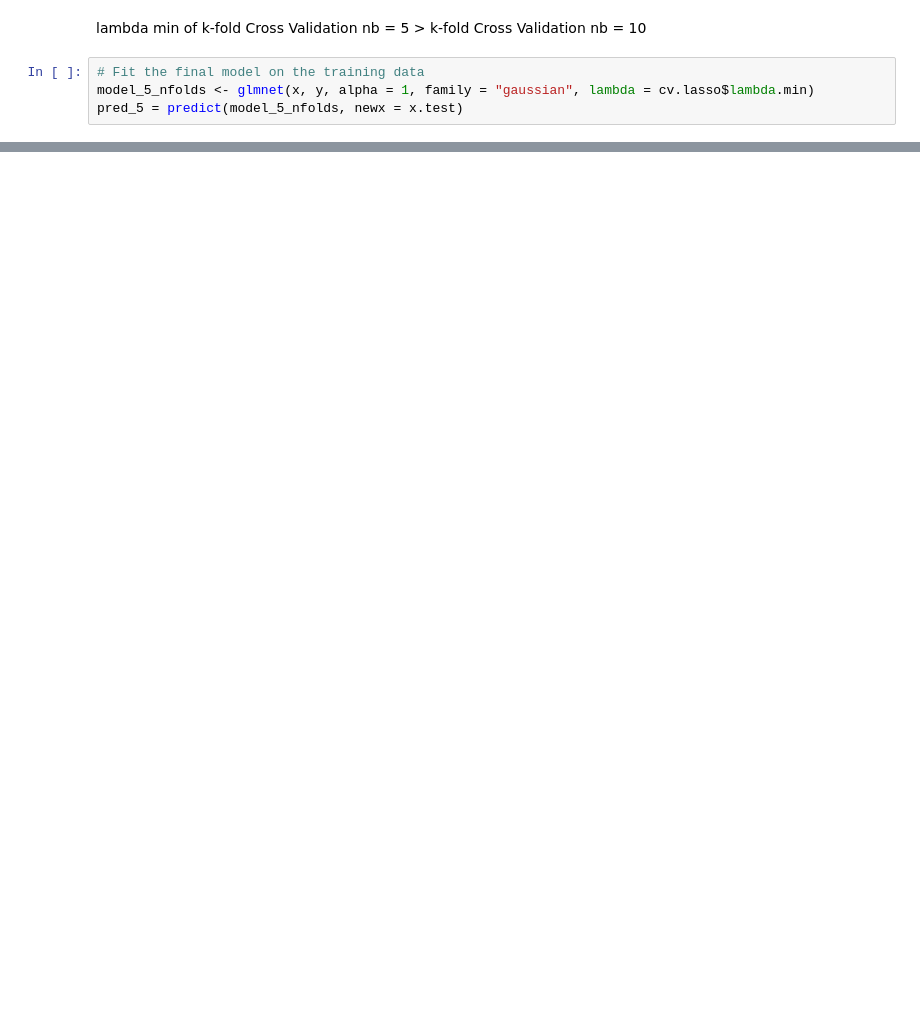
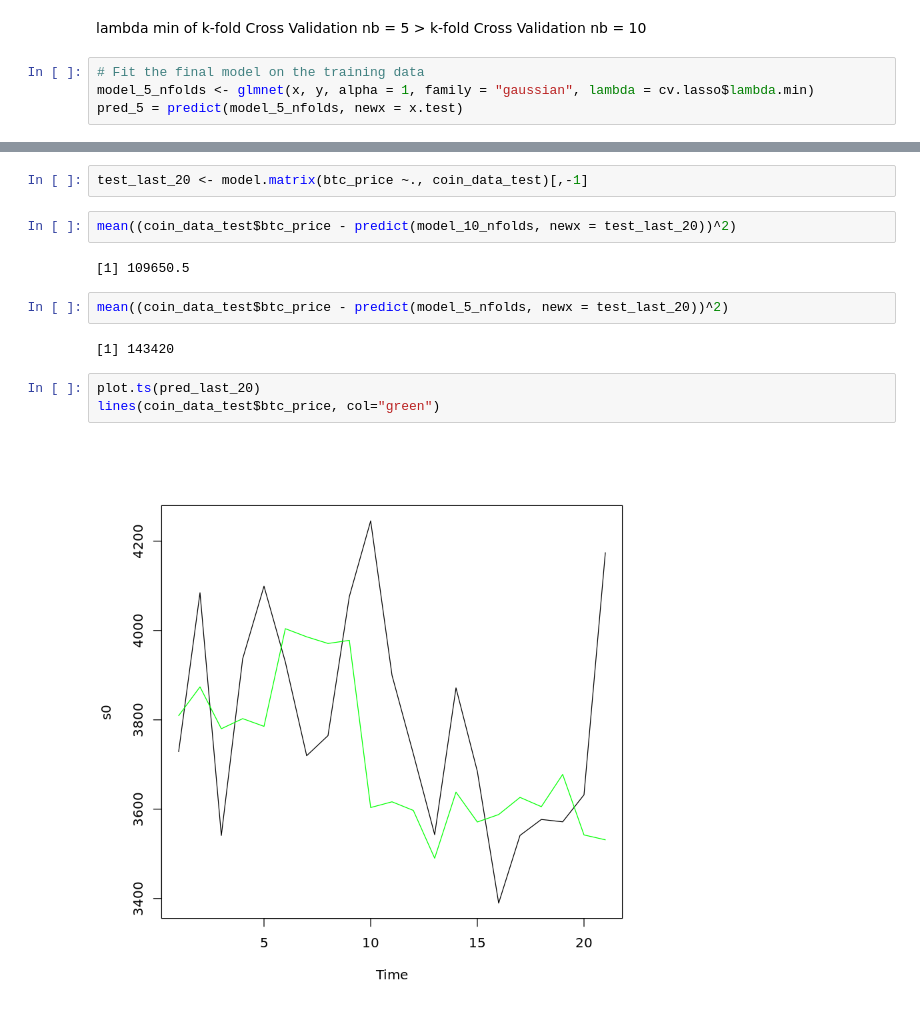
Before and after one commit to imadmoussa1/ds_btc_price, a Jupyter notebook: notebooks/lasso_k_fold_cv.ipynb, the cells around one changed output, grey strips where cells are left out. Drawn from its saved outputs; the diff is of its cells as text; blank space fills up the shorter version.

```diff
--- a/notebooks/lasso_k_fold_cv.ipynb
+++ b/notebooks/lasso_k_fold_cv.ipynb
@@ -89,0 +77,15 @@ mean((test.data$btc_price - pred_10)^2)
+# %%
+test_last_20 <- model.matrix(btc_price ~., coin_data_test)[,-1]
+# %%
+mean((coin_data_test$btc_price - predict(model_10_nfolds, newx = test_last_20))^2)
+# %% [output]
+[1] 109650.5
+# %%
+mean((coin_data_test$btc_price - predict(model_5_nfolds, newx = test_last_20))^2)
+# %% [output]
+[1] 143420
+# %%
+plot.ts(pred_last_20)
+lines(coin_data_test$btc_price, col="green")
+# %% [output]
+[figure, added]
```
Also changed, not shown: parts of 14 cells of this notebook.
